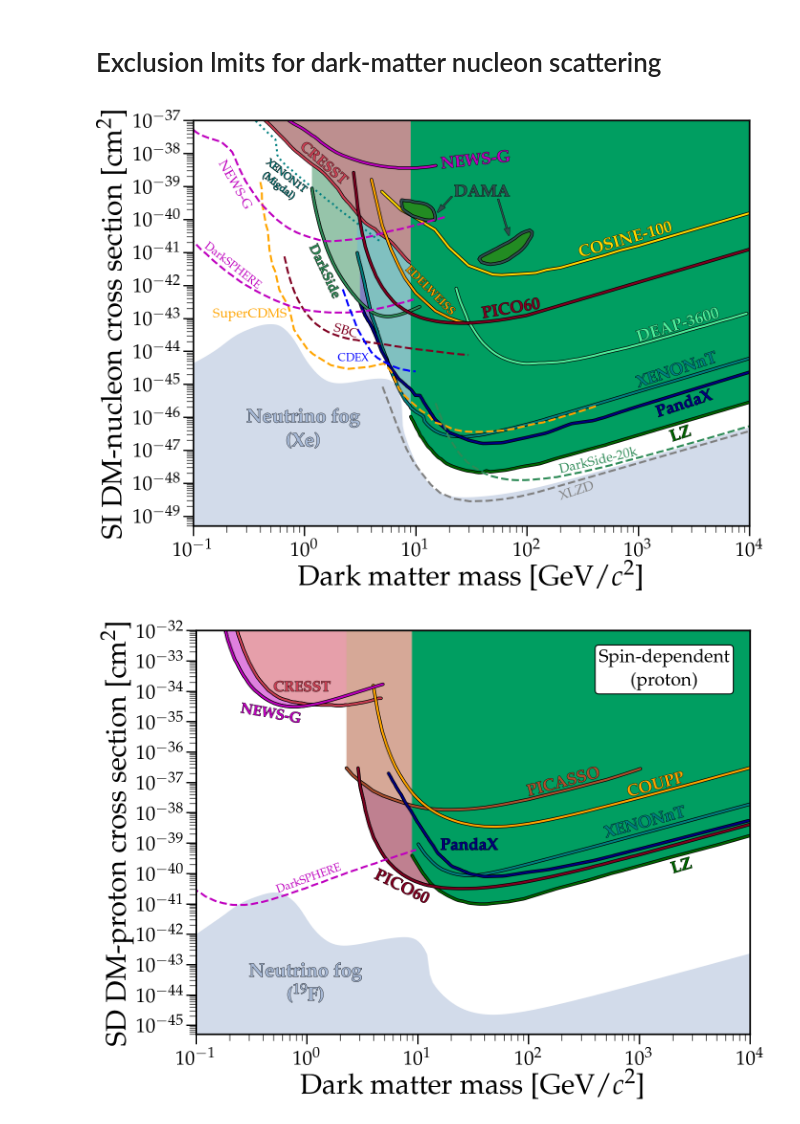
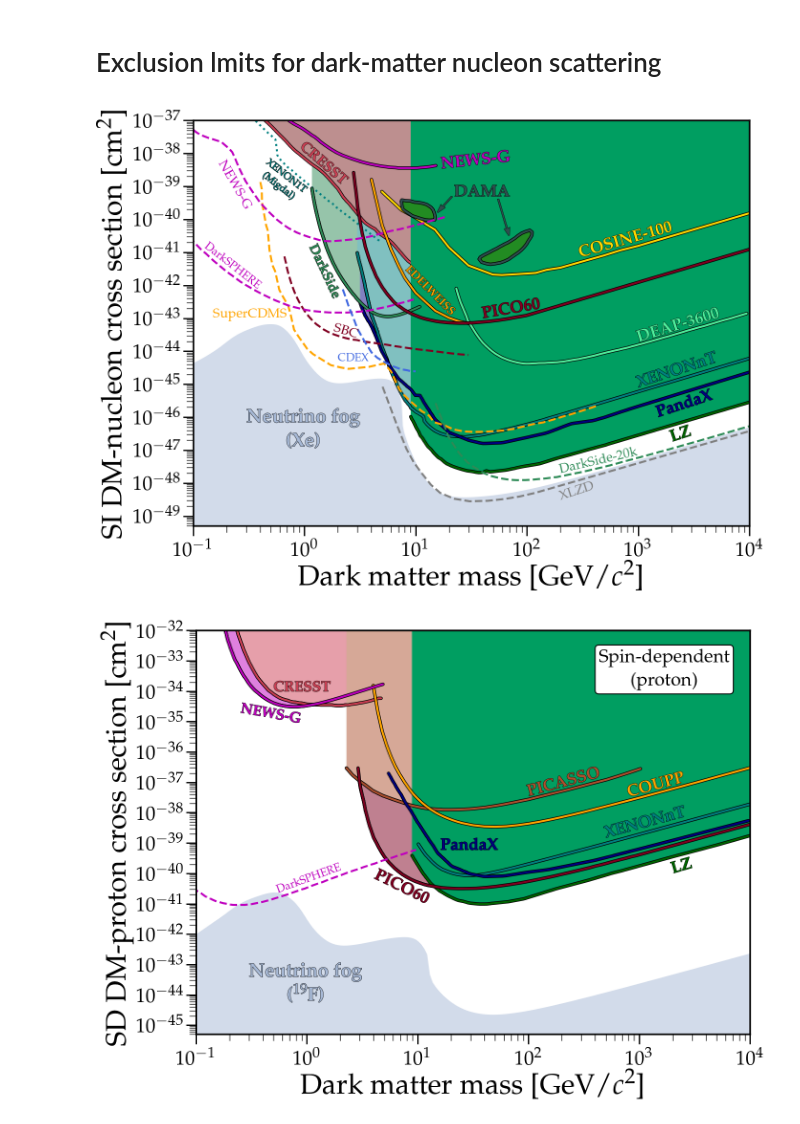
Before and after one commit to cajohare/DirectDetectionPlots, a Jupyter notebook: notebooks/DM-Nucleon.ipynb, the cells around one changed output. Saved outputs shown, nothing was run; the diff lists cells and outputs as text; code cells hidden in the pictures.

```diff
--- a/notebooks/DM-Nucleon.ipynb
+++ b/notebooks/DM-Nucleon.ipynb
@@ -46,37 +46,37 @@ plt.arrow(0.55, 0.73, 0.012, -0.055, transform=fig.transFigure,figure=fig,length
 
 
 # Models
 # PlotBound(ax, '../data/models/Nucleon/SI/NMSSM_Scan.txt',y2=nan,lw=1,path_effects=None,textcolor='gray',edgecolor='dimgray',facecolor='gray',facealpha=0.5,label=r'\begin{center} {\bf NMSSM}\end{center}',rotation=17,label_pos=[190,1.5e-48],text_path_effects=None,hatch='/')
 
 
 # Finishing touches
 ax.set_yscale('log')
 ax.set_xscale('log')
 ax.set_xlim([0.1,1e4])
 ax.set_ylim([5e-50,1e-37])
 ax.set_xlabel('Dark matter mass [GeV/$c^2$]')
 ax.set_ylabel(r'SI DM-nucleon cross section [cm$^{2}$]')
 locmaj = matplotlib.ticker.LogLocator(base=10.0, subs=(1.0, ), numticks=50)
 locmin = matplotlib.ticker.LogLocator(base=10.0, subs=arange(2, 10)*.1,numticks=100)
 ax.yaxis.set_major_locator(locmaj)
 ax.yaxis.set_minor_locator(locmin)
 
 
 
-#MySaveFig(fig,'Nucleon_SI')
+MySaveFig(fig,'Nucleon_SI')
 
 
 PlotBound(ax,fpath+'Projections/SuperCDMS.txt',edgecolor='orange',textcolor='orange',facealpha=0,label=r'\begin{center} SuperCDMS\end{center}',linestyle='--',rotation=0,fontsize=20,label_pos=[0.15,1.05e-43],end_x=-10,path_effects=None,text_path_effects=None)
 PlotBound(ax,fpath+'Projections/DarkSide-20k.txt',edgecolor='seagreen',textcolor='seagreen',facealpha=0,label=r'\begin{center} DarkSide-20k \end{center}',linestyle='--',rotation=rot_45-5,fontsize=20,label_pos=[200,2.0e-48],path_effects=None,text_path_effects=None)
 PlotBound(ax,fpath+'Projections/LXe_200ty_90excl.txt',edgecolor='gray',textcolor='gray',facealpha=0,label=r'\begin{center} XLZD \end{center}',linestyle='--',rotation=rot_45,fontsize=20,label_pos=[200,0.3e-48],path_effects=None,text_path_effects=None)
 PlotBound(ax,fpath+'Projections/NEWS-G-Projection.txt',edgecolor='m',textcolor='m',facealpha=0,label=r'\begin{center} NEWS-G \end{center}',linestyle='--',rotation=-60,fontsize=20,label_pos=[0.168,5e-39],path_effects=None,text_path_effects=None)
 PlotBound(ax,fpath+'Projections/SBC.txt',edgecolor=[0.5, 0.0, 0.13],textcolor=[0.5, 0.0, 0.13],facealpha=0,label=r'\begin{center} SBC \end{center}',linestyle='--',rotation=-17,fontsize=20,label_pos=[1.8,4e-44],path_effects=None,text_path_effects=None,end_x=-60)
 PlotBound(ax,fpath+'Projections/DarkSPHERE.txt',edgecolor='m',textcolor='m',facealpha=0,label=r'\begin{center} DarkSPHERE \end{center}',linestyle='--',rotation=-38,fontsize=17,label_pos=[0.125,1.4e-41],path_effects=None,text_path_effects=None)
-PlotBound(ax,fpath+'Projections/CDEX.txt',edgecolor='b',textcolor='b',facealpha=0,label=r'\begin{center} CDEX \end{center}',linestyle='--',rotation=0,fontsize=17,label_pos=[2,5e-45],path_effects=None,text_path_effects=None)
+PlotBound(ax,fpath+'Projections/CDEX.txt',edgecolor='royalblue',textcolor='royalblue',facealpha=0,label=r'\begin{center} CDEX \end{center}',linestyle='--',rotation=0,fontsize=17,label_pos=[2,5e-45],path_effects=None,text_path_effects=None)
 
-#MySaveFig(fig,'Nucleon_SI_with_Projections')
+MySaveFig(fig,'Nucleon_SI_with_Projections')
 # %% [output]
-[figure, old version]
+[figure, new version]
 # %%
 from numpy import *
 import matplotlib
```
Also changed, not shown: 10 other files.
